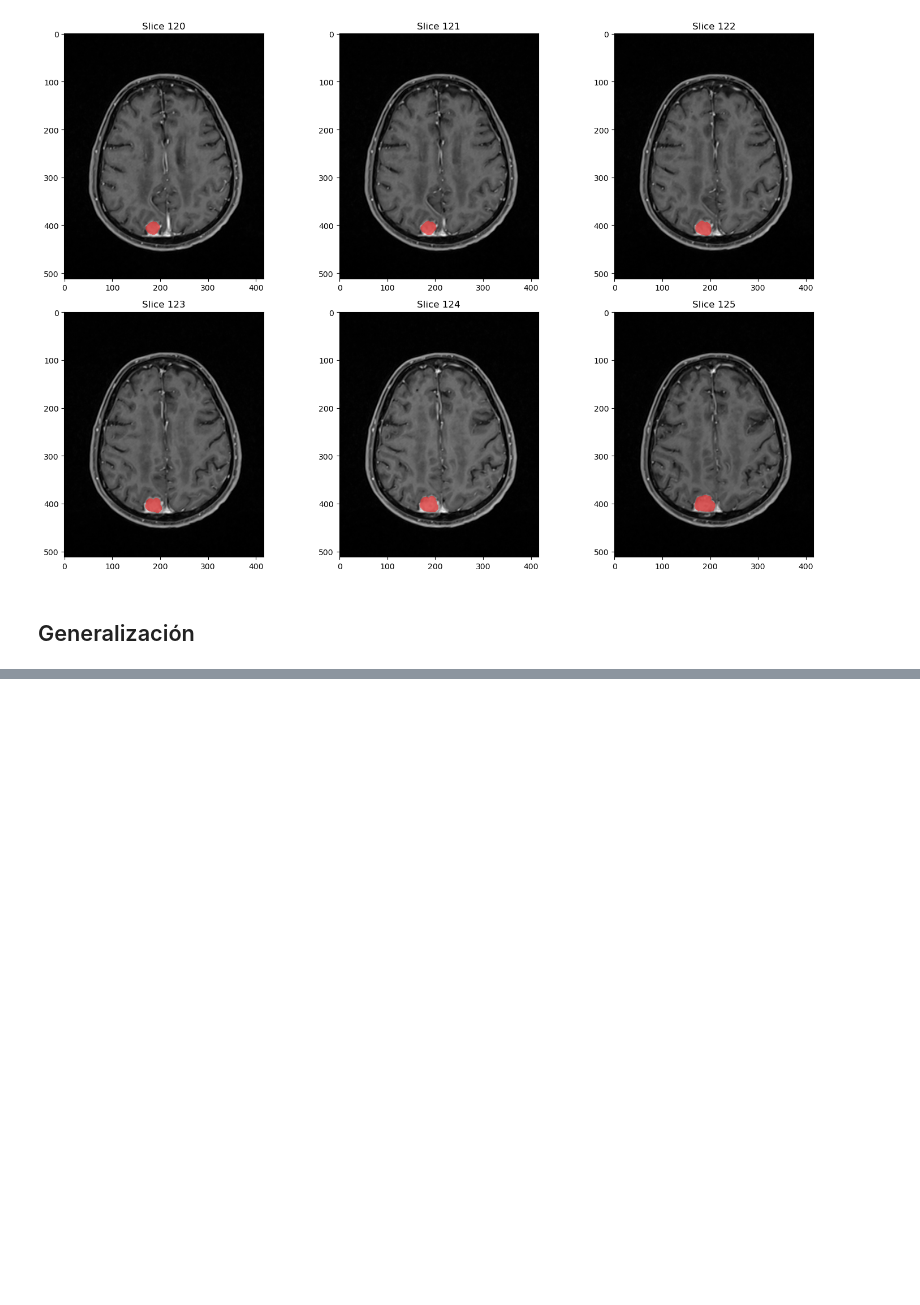
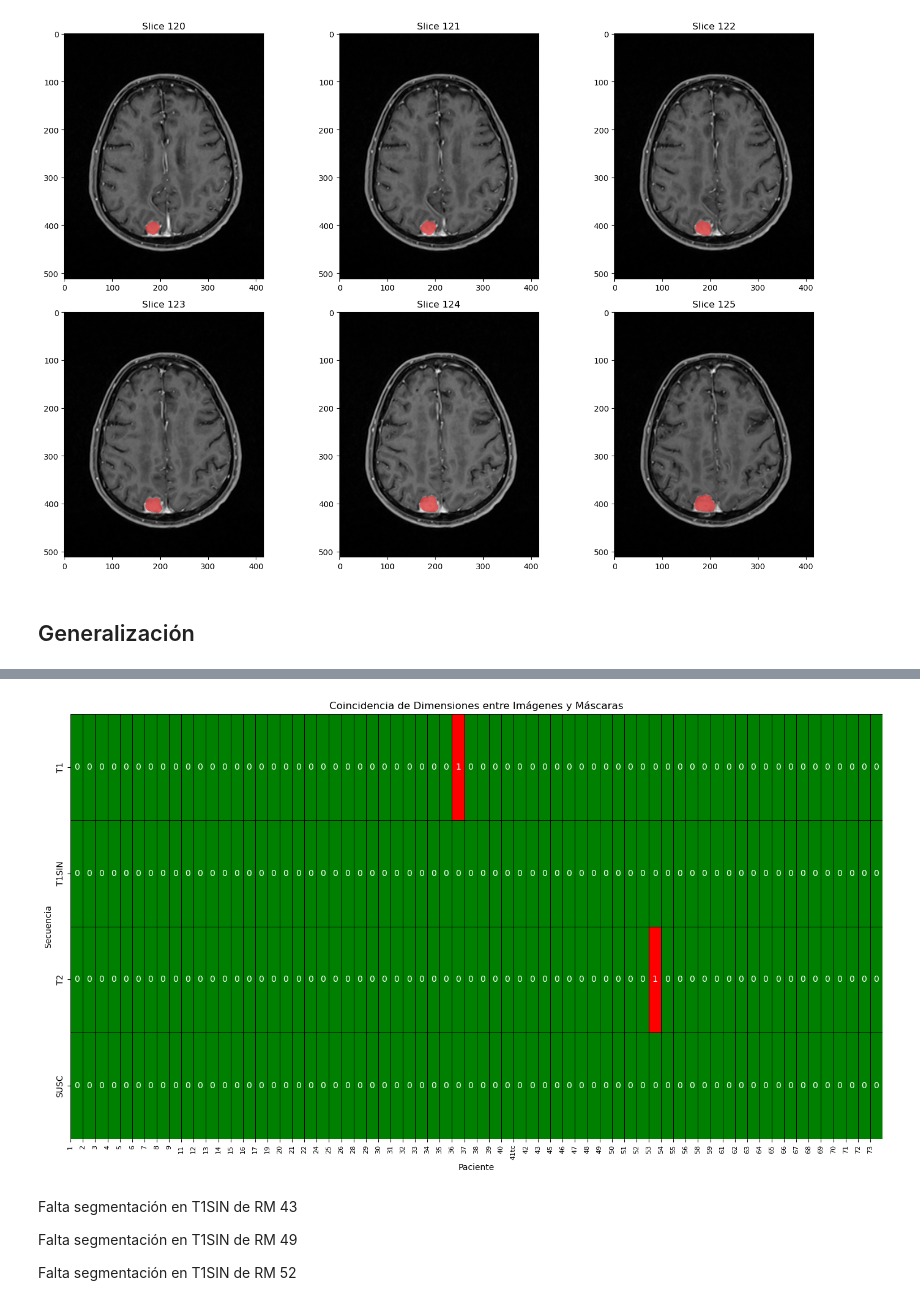
Before and after one commit to MarioPasc/Meningioma, a Jupyter notebook: jupyter/exploration.ipynb, the cells around one changed output, grey strips where cells are left out. Cells and saved outputs as stored; diff of their text form; code cells hidden in the pictures; blank space fills up the shorter version.

```diff
--- a/jupyter/exploration.ipynb
+++ b/jupyter/exploration.ipynb
@@ -490,0 +547,55 @@ Shapes do not match for patient 70, sequence T2
+# %%
+import pandas as pd
+import matplotlib.pyplot as plt
+import seaborn as sns
+from natsort import natsorted
+
+# Supongamos que ya tienes el DataFrame 'df' del código anterior
+# Si no es así, asegúrate de cargarlo o generarlo antes de ejecutar este código
+
+# Definir los pacientes y las secuencias que nos interesan
+patients = natsorted(df['paciente'].unique())  # Ordenar los pacientes de manera natural
+sequences = ['T1', 'T1SIN', 'T2', 'SUSC']
+
+# Crear un DataFrame vacío para almacenar los resultados del heatmap
+heatmap_data = pd.DataFrame(0, index=sequences, columns=patients)
+
+# Rellenar el DataFrame del heatmap con los datos de shapes_match?
+for index, row in df.iterrows():
+    patient = row['paciente']
+    sequence = row['pulso']
+    shapes_match = row['shapes_match?']
+
+    if sequence in sequences:
+        heatmap_data.loc[sequence, patient] = 0 if shapes_match else 1
+
+# Configurar el mapa de colores para el heatmap
+cmap = sns.color_palette(["green", "red"])
+
+# Crear el heatmap
+plt.figure(figsize=(14, 8))  # Ajustar tamaño de la figura
+ax = sns.heatmap(heatmap_data, cmap=cmap, cbar=False, linewidths=0.5, linecolor='black', annot=True, fmt='')
+
+# Agregar etiquetas y título
+plt.xlabel('Paciente')
+plt.ylabel('Secuencia')
+plt.title('Coincidencia de Dimensiones entre Imágenes y Máscaras')
+
+# Ajustar las etiquetas del eje X
+plt.xticks(rotation=90, fontsize=8)  # Girar etiquetas del eje X y ajustar tamaño de fuente
+
+# Asegurarse de que todas las etiquetas se muestran
+ax.set_xticks(range(len(patients)))
+ax.set_xticklabels(patients)
+
+# Mostrar el heatmap
+plt.tight_layout()
+plt.show()
+# %% [output]
+[figure, added]
+# %% [markdown]
+Falta segmentación en T1SIN de RM 43
+
+Falta segmentación en T1SIN de RM 49
+
+Falta segmentación en T1SIN de RM 52
```
Also changed, not shown: parts of 3 cells of this notebook, 2 other files.
